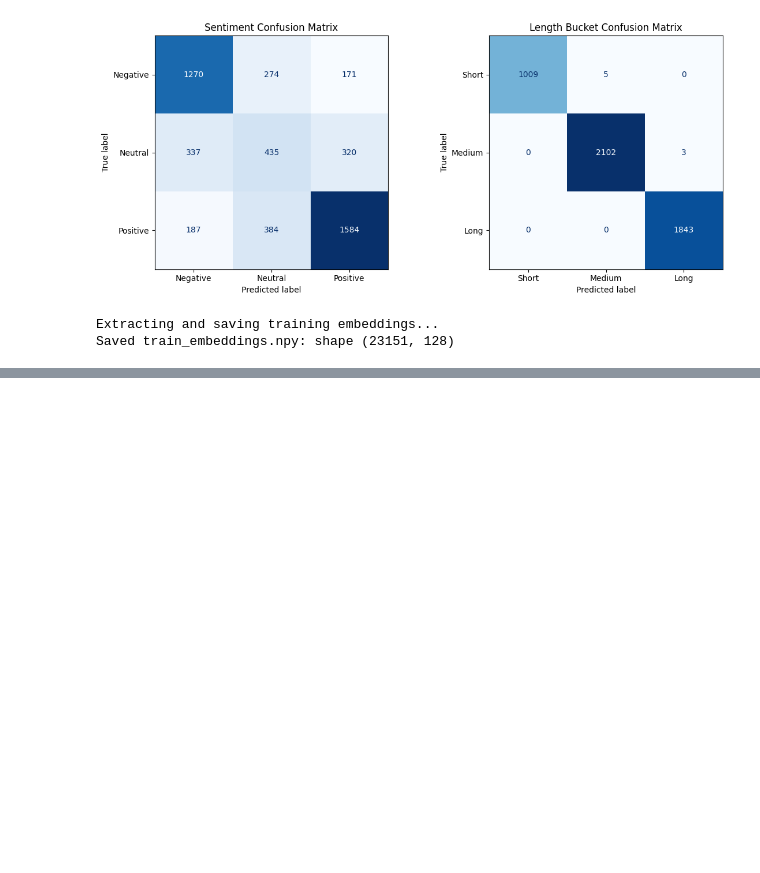
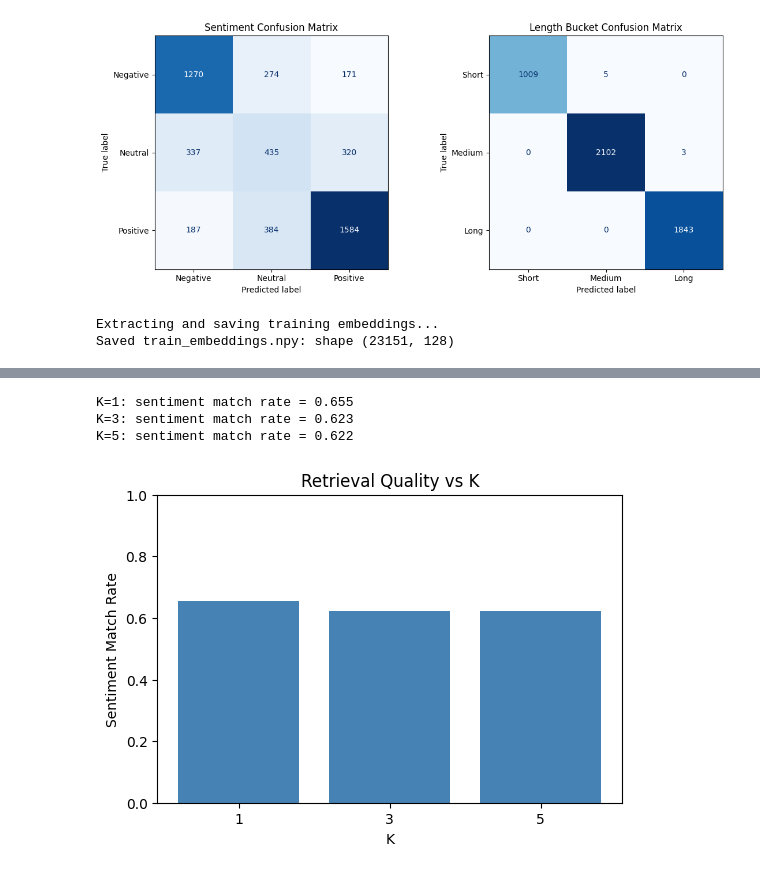
Before and after one commit to dilawaiz-hameed/i23-2518-NLP-Assignment3, a Jupyter notebook: i232518_NLP_Assignment3.ipynb, the cells around one changed output, grey strips where cells are left out. Drawn from its saved outputs; the diff is of its cells as text; code cells hidden in the pictures; blank space fills up the shorter version.

Commit message:
Retrieval Module

```diff
--- a/i232518_NLP_Assignment3.ipynb
+++ b/i232518_NLP_Assignment3.ipynb
@@ -655,0 +736,35 @@ Saved train_embeddings.npy: shape (23151, 128)
+# %%
+# ── 3.3 Sentiment Match Rate vs K ────────────────────────────
+# Measure: for 200 test queries, what fraction of top-k results share the same sentiment?
+K_VALUES = [1, 3, 5]
+match_rates = []
+
+encoder.eval()
+sample_test = [test_ds[i] for i in range(200)]
+
+for k in K_VALUES:
+    matches = 0; total = 0
+    for sample in sample_test:
+        ids = sample['ids'].unsqueeze(0).to(DEVICE)
+        with torch.no_grad():
+            _, _, emb = encoder(ids)
+        q = emb.cpu().numpy()[0]
+        results = retriever.retrieve(q, k=k)
+        q_sent  = sample['sentiment'].item()
+        matches += sum(r['sentiment'] == q_sent for r in results)
+        total   += k
+    match_rates.append(matches / total)
+    print(f'K={k}: sentiment match rate = {matches/total:.3f}')
+
+plt.figure(figsize=(6, 4))
+plt.bar([str(k) for k in K_VALUES], match_rates, color='steelblue')
+plt.xlabel('K'); plt.ylabel('Sentiment Match Rate')
+plt.title('Retrieval Quality vs K')
+plt.ylim(0, 1)
+plt.savefig('results/retrieval_quality.png', dpi=150)
+plt.show()
+# %% [output]
+K=1: sentiment match rate = 0.655
+K=3: sentiment match rate = 0.623
+K=5: sentiment match rate = 0.622
+[figure, added]
```
Also changed, not shown: parts of 3 cells of this notebook.
